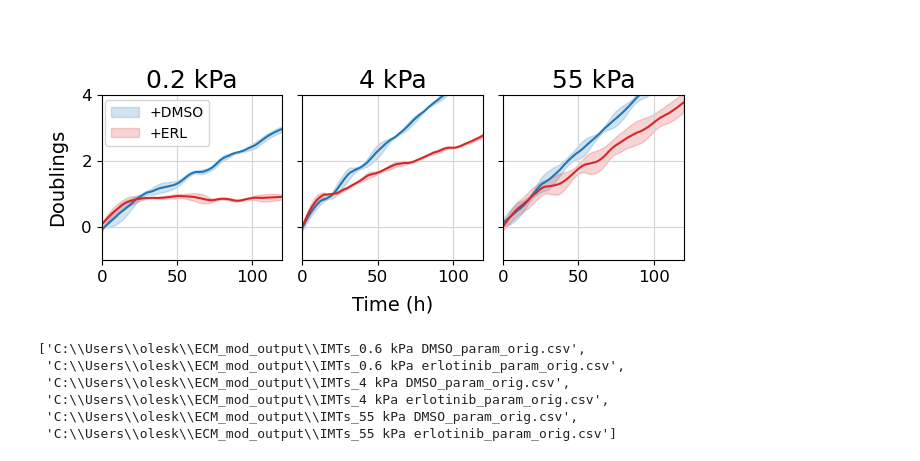
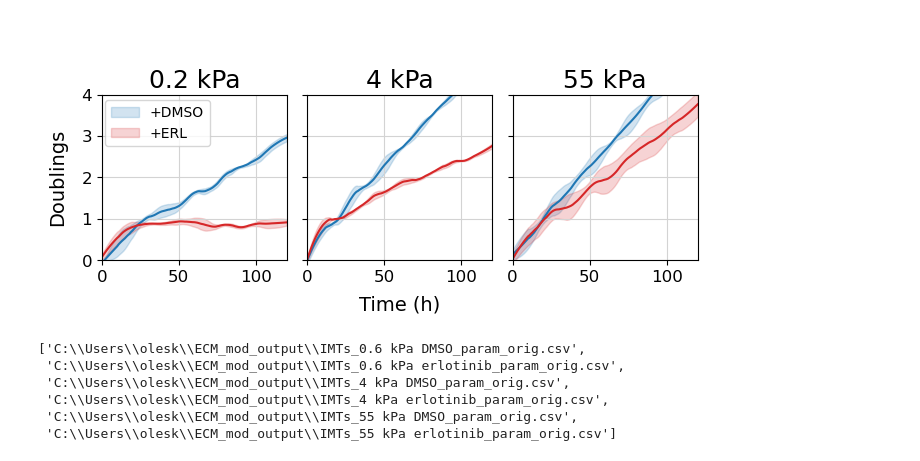
Before and after one commit to QuLab-VU/ECM_cell_cycle_model, a Jupyter notebook: Figures/Fig3/Fig3.ipynb, the cells around one changed output. Saved outputs shown, nothing was run; the diff lists cells and outputs as text; code cells hidden in the pictures.

```diff
--- a/Figures/Fig3/Fig3.ipynb
+++ b/Figures/Fig3/Fig3.ipynb
@@ -127,7 +127,7 @@ c1 = "tab:blue"
 c2 = "tab:red"
 xmin = 0
 xmax = 120
-ymin = -1
+ymin = 0
 ymax = 4
 
 params = {'axes.titley': 1,
@@ -168,34 +168,34 @@ axes[1].grid(color='lightgray')
 
 axes[2].plot(t, savgol_filter(means[4],win,pol), color=c1)
 axes[2].fill_between(t, savgol_filter(means[4] - stdevs[4],win,pol),
                      savgol_filter(means[4] + stdevs[4],win,pol), color=c1, alpha=0.2)
 axes[2].plot(t, savgol_filter(means[5],win,pol), color=c2)
 axes[2].fill_between(t, savgol_filter(means[5] - stdevs[5],win,pol),
                      savgol_filter(means[5] + stdevs[5],win,pol), color=c2, alpha=0.2)
 axes[2].set_xlim([xmin, xmax])
 axes[2].set_ylim([ymin, ymax])
 axes[2].axes.yaxis.set_ticklabels([])
 axes[2].title.set_text('55 kPa')
 axes[2].grid(color='lightgray')
 
 
 
 ax = fig.add_subplot(111, frameon=False)
 ax.set_xticks([])
 ax.set_yticks([])
 #plt.tick_params(labelcolor='none', top='off', bottom='off', left='off', right='off')
 ax.set_xlabel('Time (h)', labelpad=25)
 ax.set_ylabel('Doublings', labelpad=25)
 fig.tight_layout(rect=(0, 0, 1, 1))
 
 fig3a_fn = Path(SAVEDIR, 'fig3a.svg')
 
 if SAVEFILES and (OVERWRITE or not fig3a_fn.exists()):
     plt.savefig(fig3a_fn, bbox_inches='tight')
 else:
     plt.figure()
 # %% [output]
-[figure, old version]
+[figure, new version]
 # %%
 IMT_DATADIR = Path("C:\\Users\\olesk\\ECM_mod_output")
 # %%
```
Also changed, not shown: parts of 6 cells of this notebook.
